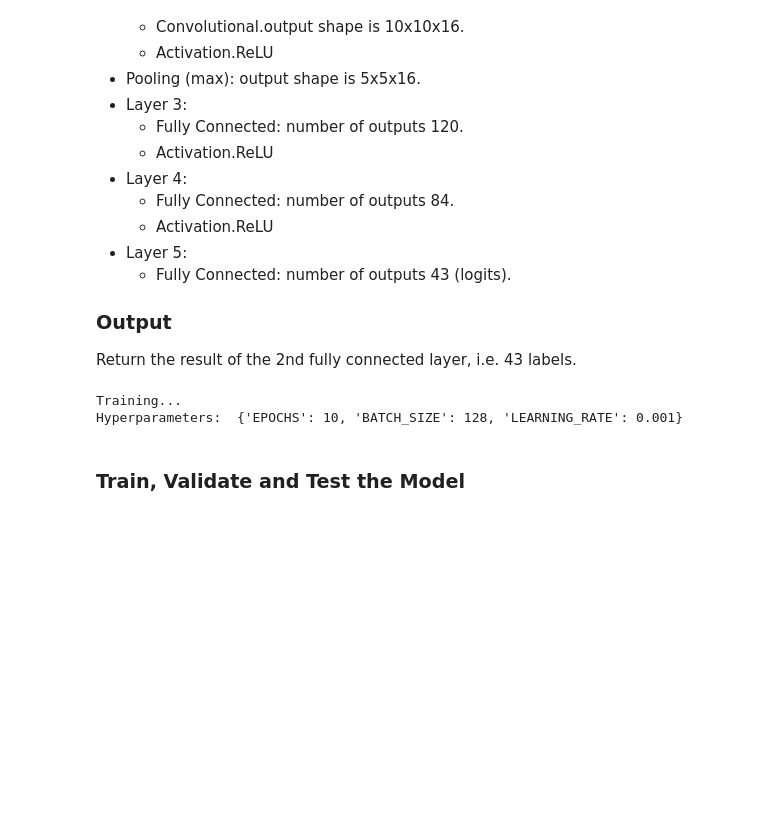
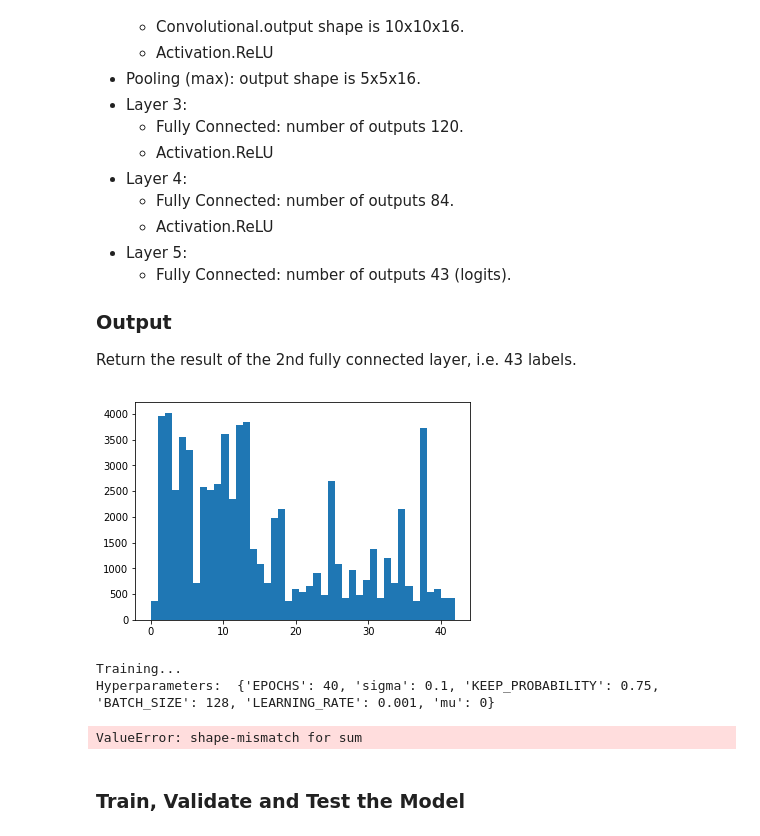
Before and after one commit to saksham/CarND-Traffic-Sign-Classifier-Project, a Jupyter notebook: Traffic_Sign_Classifier.ipynb, the cells around one changed output. Cells and saved outputs as stored; diff of their text form; code cells hidden in the pictures; blank space fills up the shorter version.

```diff
--- a/Traffic_Sign_Classifier.ipynb
+++ b/Traffic_Sign_Classifier.ipynb
@@ -130,14 +130,16 @@ Other pre-processing steps are optional. You can try different techniques to see
 Use the code cell (or multiple code cells, if necessary) to implement the first step of your project.
 # %%
 ### Preprocess
+from src.preprocessing import Processor, DataShuffler, MinMaxNormaliser, ZNormaliser, GrayScaleConverter, GaussianBlurAugmenter, AffineTransformAugmenter
 
 training, validation, test = loading.load_all()
 preprocessors = [
-    preprocessing.DataShuffler(),
-    preprocessing.MinMaxNormaliser(),
-    preprocessing.GrayScaleConverter(),
-    preprocessing.GaussianBlur()
+    DataShuffler(),
+    GrayScaleConverter(),
+    MinMaxNormaliser(),
+    ZNormaliser(),
 ]
-training, validation, test = tuple(preprocessing.PreProcessingStep.apply(d, preprocessors) for d in [training, validation, test])
-print(training.X[0].shape)
+training = Processor.apply(training, [AffineTransformAugmenter(), GaussianBlurAugmenter()])
+training, validation = tuple(Processor.apply(d, preprocessors) for d in [training, validation])
+print(training.X.shape)
 # %% [output]
@@ -192,6 +193,10 @@ The LeNet architecture accepts a 32x32xC image as input, where C is the number o
 
 ### Output
 Return the result of the 2nd fully connected layer, i.e. 43 labels.
+# %%
+plt.hist(training.y, bins=summary.n_classes);
+# %% [output]
+[figure, added]
 # %%
 from src.lenet import HYPER_PARAMETERS
 from sklearn.utils import shuffle
@@ -217,6 +222,7 @@ with tf.Session() as sess:
             sess.run(training_operation, feed_dict={x: batch_x, y: batch_y})
 
         training_accuracy = lenet.evaluate(X_train, y_train, x, y, accuracy_operation)
+        validation = preprocessing.GrayScaleConverter().process(validation)
         validation_accuracy = lenet.evaluate(validation.X, validation.y, x, y, accuracy_operation)
         print("EPOCH {} ...".format(i+1))
         print("Training Accuracy = {:.3f}".format(training_accuracy))
@@ -227,7 +233,8 @@ with tf.Session() as sess:
     print("Model saved")
 # %% [output]
 Training...
-Hyperparameters:  {'EPOCHS': 10, 'BATCH_SIZE': 128, 'LEARNING_RATE': 0.001}
+Hyperparameters:  {'EPOCHS': 40, 'sigma': 0.1, 'KEEP_PROBABILITY': 0.75, 'BATCH_SIZE': 128, 'LEARNING_RATE': 0.001, 'mu': 0}
+ValueError: shape-mismatch for sum
 # %% [markdown]
 ### Train, Validate and Test the Model
 # %% [markdown]
```
Also changed, not shown: parts of 3 cells of this notebook, 2 other files.
